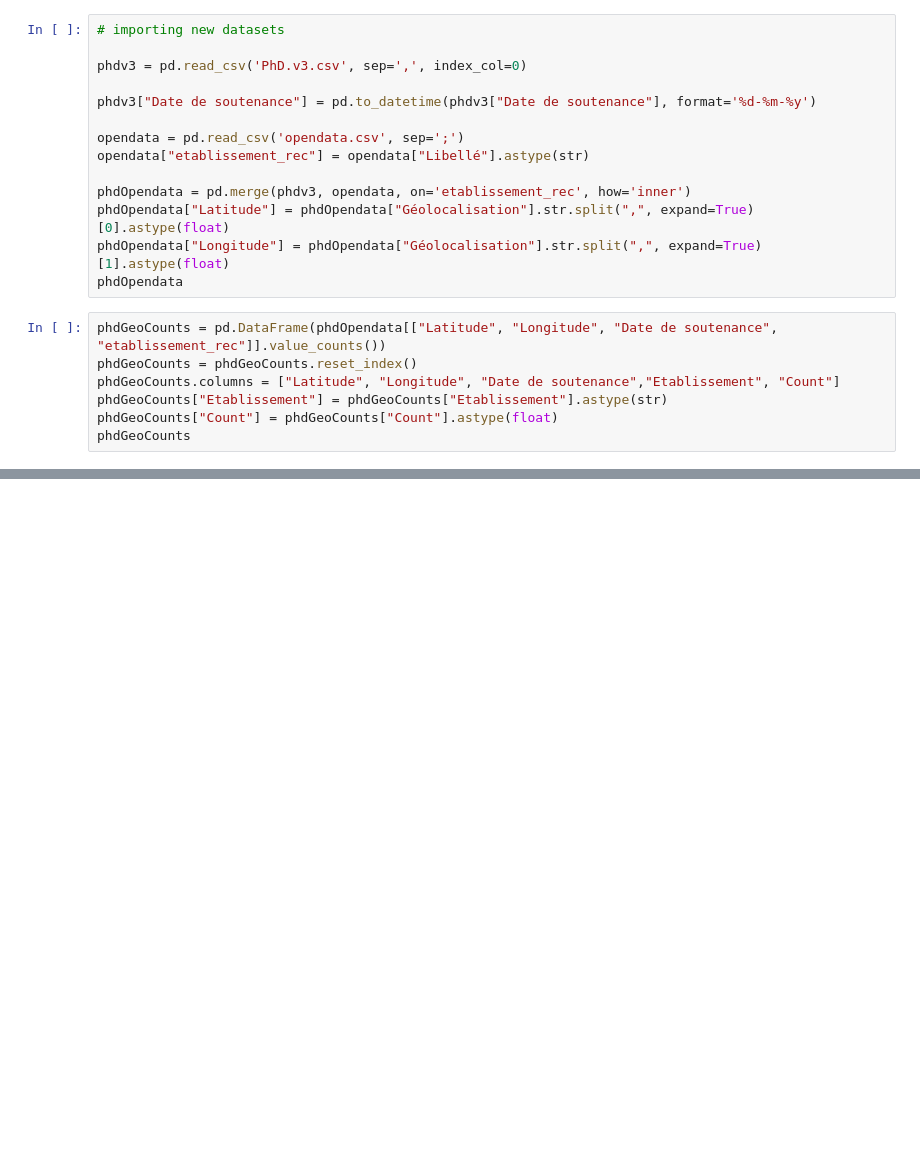
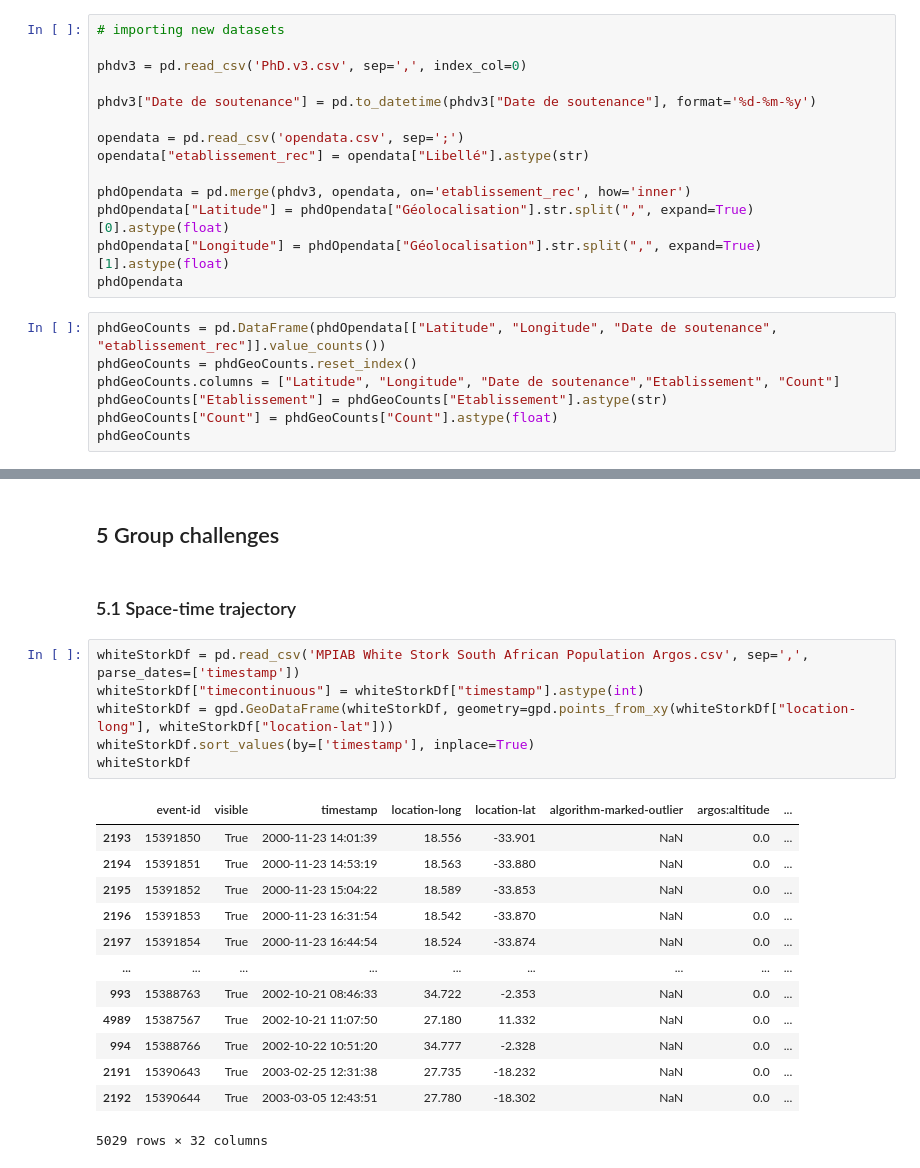
Before and after one commit to Zamanax/Geospatial, a Jupyter notebook: geospatial.ipynb, the cells around one changed output, grey strips where cells are left out. Cells and saved outputs as stored; diff of their text form; blank space fills up the shorter version.

Commit message:
Time-space cube first version

```diff
--- a/geospatial.ipynb
+++ b/geospatial.ipynb
@@ -190,3 +199,27 @@ for i in range(0,len(phdGeoCounts)):
 
 
 m
+# %% [markdown]
+## 5 Group challenges
+# %% [markdown]
+### 5.1 Space-time trajectory
+# %%
+whiteStorkDf = pd.read_csv('MPIAB White Stork South African Population Argos.csv', sep=',', parse_dates=['timestamp'])
+whiteStorkDf["timecontinuous"] = whiteStorkDf["timestamp"].astype(int)
+whiteStorkDf = gpd.GeoDataFrame(whiteStorkDf, geometry=gpd.points_from_xy(whiteStorkDf["location-long"], whiteStorkDf["location-lat"]))
+whiteStorkDf.sort_values(by=['timestamp'], inplace=True)
+whiteStorkDf
+# %% [output]
+|  | event-id | visible | timestamp | location-long | location-lat | algorithm-marked-outlier | argos:altitude | ... |
+| 2193 | 15391850 | True | 2000-11-23 14:01:39 | 18.556 | -33.901 | NaN | 0.0 | ... |
+| 2194 | 15391851 | True | 2000-11-23 14:53:19 | 18.563 | -33.880 | NaN | 0.0 | ... |
+| 2195 | 15391852 | True | 2000-11-23 15:04:22 | 18.589 | -33.853 | NaN | 0.0 | ... |
+| 2196 | 15391853 | True | 2000-11-23 16:31:54 | 18.542 | -33.870 | NaN | 0.0 | ... |
+| 2197 | 15391854 | True | 2000-11-23 16:44:54 | 18.524 | -33.874 | NaN | 0.0 | ... |
+| ... | ... | ... | ... | ... | ... | ... | ... | ... |
+| 993 | 15388763 | True | 2002-10-21 08:46:33 | 34.722 | -2.353 | NaN | 0.0 | ... |
+| 4989 | 15387567 | True | 2002-10-21 11:07:50 | 27.180 | 11.332 | NaN | 0.0 | ... |
+| 994 | 15388766 | True | 2002-10-22 10:51:20 | 34.777 | -2.328 | NaN | 0.0 | ... |
+| 2191 | 15390643 | True | 2003-02-25 12:31:38 | 27.735 | -18.232 | NaN | 0.0 | ... |
+| 2192 | 15390644 | True | 2003-03-05 12:43:51 | 27.780 | -18.302 | NaN | 0.0 | ... |
+5029 rows × 32 columns
```
Also changed, not shown: parts of 6 cells of this notebook, 5 other files.
